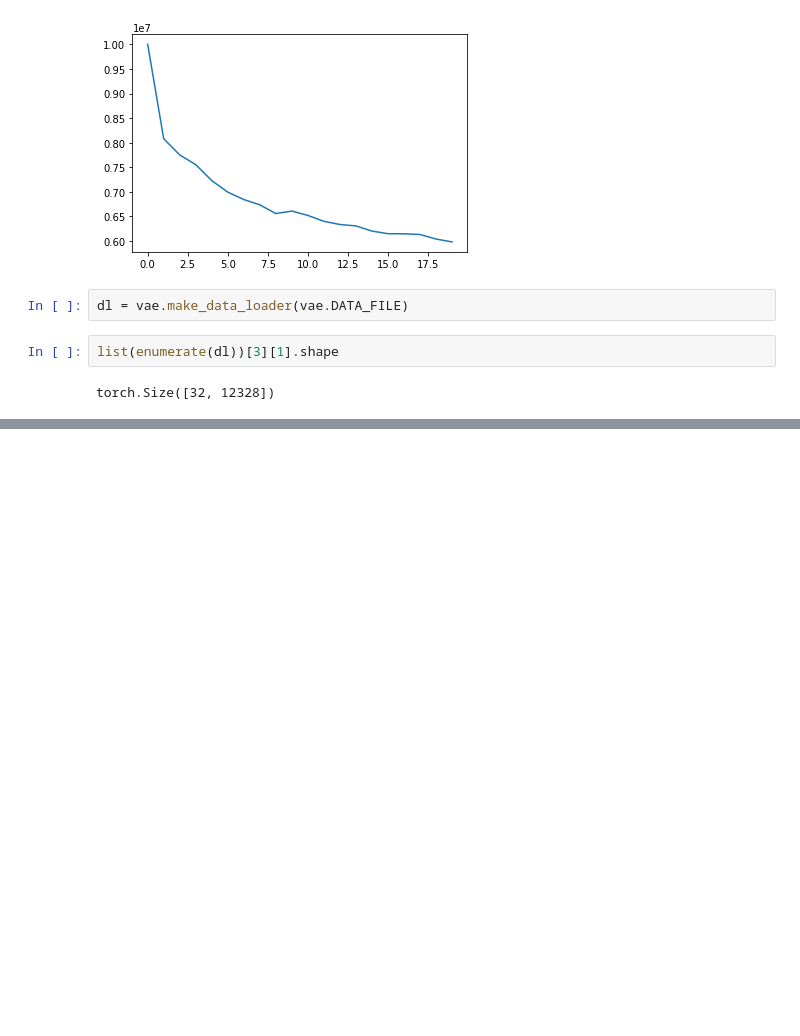
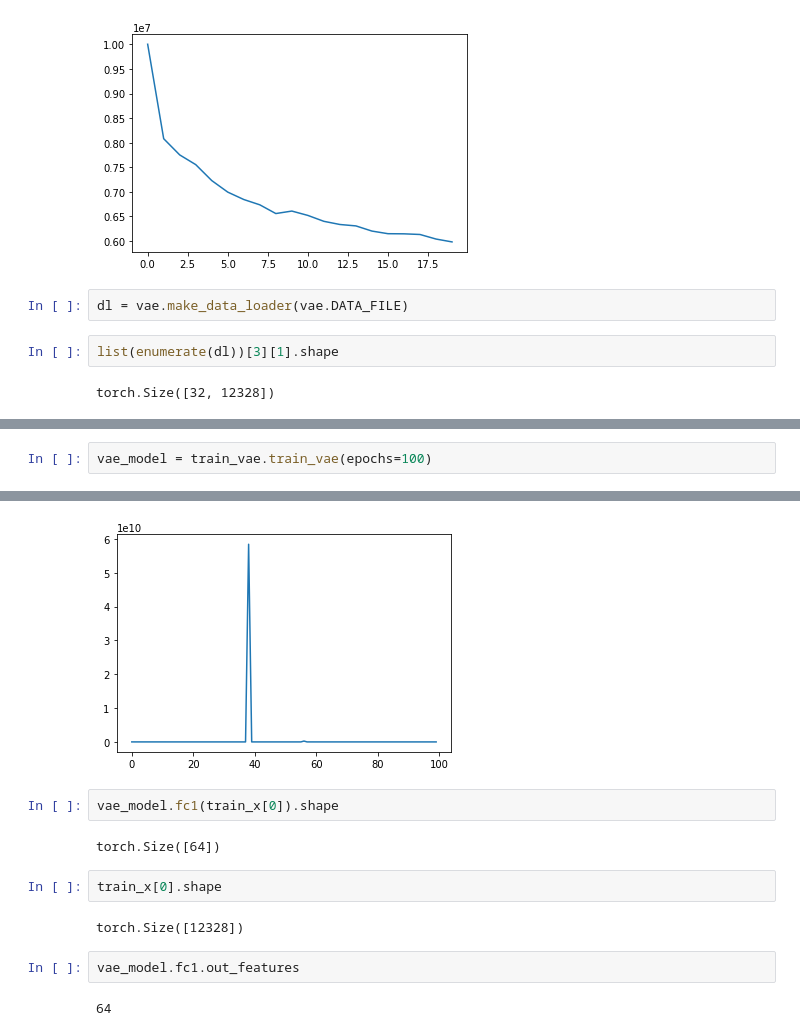
Before and after one commit to zswitten/coronavirus, a Jupyter notebook: notebooks/GEXP_activity_prediction.ipynb, the cells around one changed output, grey strips where cells are left out. Saved outputs shown, nothing was run; the diff lists cells and outputs as text; blank space fills up the shorter version.

```diff
--- a/notebooks/GEXP_activity_prediction.ipynb
+++ b/notebooks/GEXP_activity_prediction.ipynb
@@ -181,0 +366,3 @@ NameError: name 'lincs' is not defined
+# %%
+vae_model = train_vae.train_vae(epochs=100)
+# %% [output]
@@ -181,0 +386,13 @@ NameError: name 'lincs' is not defined
+[figure, added]
+# %%
+vae_model.fc1(train_x[0]).shape
+# %% [output]
+torch.Size([64])
+# %%
+train_x[0].shape
+# %% [output]
+torch.Size([12328])
+# %%
+vae_model.fc1.out_features
+# %% [output]
+64
```
Also changed, not shown: parts of 28 cells of this notebook, 5 other files.
